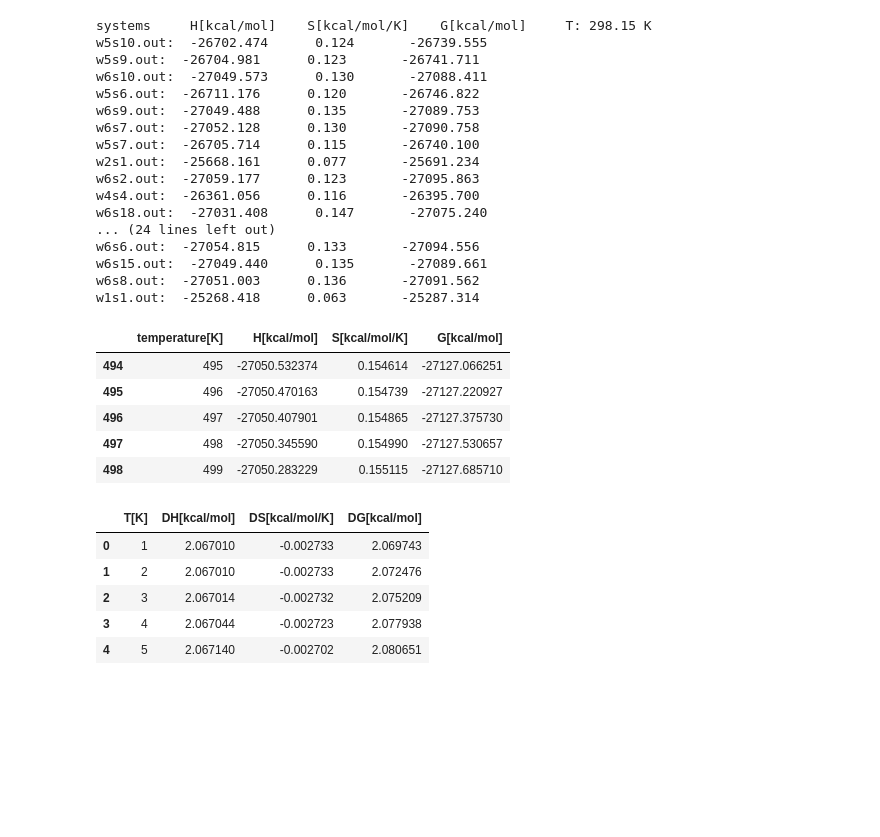
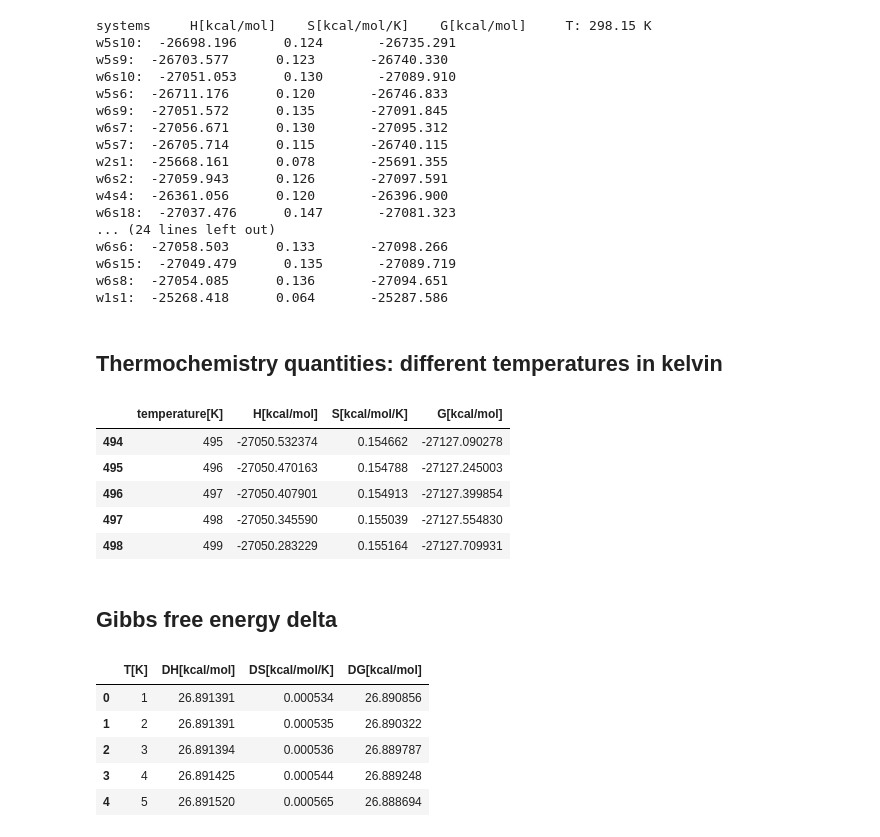
Before and after one commit to AndyDanian/ThermoChemistry, a Jupyter notebook: jupyter/thermo_hgw.ipynb, the cells around one changed output. Drawn from its saved outputs; the diff is of its cells as text; code cells hidden in the pictures; blank space fills up the shorter version.

Commit message:
add calculation with g16 information and stem instead name

```diff
--- a/jupyter/thermo_hgw.ipynb
+++ b/jupyter/thermo_hgw.ipynb
@@ -114,20 +206,28 @@ translation = {}
 vibration = {}
 rotation = {}
 electronic = {}
+translation_g16 = {}
+vibration_g16 = {}
+rotation_g16 = {}
+electronic_g16 = {}
 for count, file_adf in enumerate(list_file_adf):
-    name_file = Path(file_adf).name
+    name_file = Path(file_adf).stem
 
     '''Translational'''
     translation[name_file] = trans.FreeTrans(n_degrees=3, atoms=geoms_systems[name_file])
+    translation_g16[name_file] = trans.FreeTrans(n_degrees=3, atoms=geoms_systems_g16[name_file])
 
     '''Vibrational'''
     vibration[name_file] = vib.HarmonicVib(vib_wavenumbers=freqs_systems[name_file]) #cm^-1
+    vibration_g16[name_file] = vib.HarmonicVib(vib_wavenumbers=freqs_systems_g16[name_file]) #cm^-1
 
     '''Rotational'''
     rotation[name_file] = rot.RigidRotor(symmetrynumber=1, atoms=geoms_systems[name_file]) #simmetry point C1
+    rotation_g16[name_file] = rot.RigidRotor(symmetrynumber=1, atoms=geoms_systems_g16[name_file]) #simmetry point C1
 
     '''Electronic'''
     electronic[name_file] = elec.GroundStateElec(potentialenergy=float(energies_systems[name_file]), spin=0) #Ev
+    electronic_g16[name_file] = elec.GroundStateElec(potentialenergy=float(energies_systems_g16[name_file]), spin=0) #Ev
 
 if not translation:
     raise ValueError("The translational part of the systems does not exist.")
@@ -140,10 +242,9 @@ if not electronic:
 # %%
 statmech = {}
 for file_adf in list_file_adf:
-    name_file = Path(file_adf).name
-    name = Path(file_adf).with_suffix('').name
+    name_file = Path(file_adf).stem
     '''StatMech Initialization'''
-    statmech[name_file] = StatMech(name=name,
+    statmech[name_file] = StatMech(name=name_file,
                             trans_model=translation[name_file],
                             vib_model=vibration[name_file],
                             rot_model=rotation[name_file],
@@ -154,36 +257,38 @@ if not statmech:
 # %%
 print('systems     H[kcal/mol]    S[kcal/mol/K]    G[kcal/mol]     T: 298.15 K')
 for file_adf in list_file_adf:
-    name_file = Path(file_adf).name
+    name_file = Path(file_adf).stem
     H_statmech = statmech[name_file].get_H(T=298.15, units='kcal/mol')
     S_statmech = statmech[name_file].get_S(T=298.15, units='kcal/mol/K')
     G_statmech = statmech[name_file].get_G(T=298.15, units='kcal/mol')
     print(f"{name_file}:  {H_statmech:.3f}      {S_statmech:.3f}       {G_statmech:.3f}")
 # %% [output]
 systems     H[kcal/mol]    S[kcal/mol/K]    G[kcal/mol]     T: 298.15 K
-w5s10.out:  -26702.474      0.124       -26739.555
-w5s9.out:  -26704.981      0.123       -26741.711
-w6s10.out:  -27049.573      0.130       -27088.411
-w5s6.out:  -26711.176      0.120       -26746.822
-w6s9.out:  -27049.488      0.135       -27089.753
-w6s7.out:  -27052.128      0.130       -27090.758
-w5s7.out:  -26705.714      0.115       -26740.100
-w2s1.out:  -25668.161      0.077       -25691.234
-w6s2.out:  -27059.177      0.123       -27095.863
-w4s4.out:  -26361.056      0.116       -26395.700
-w6s18.out:  -27031.408      0.147       -27075.240
+w5s10:  -26698.196      0.124       -26735.291
+w5s9:  -26703.577      0.123       -26740.330
+w6s10:  -27051.053      0.130       -27089.910
+w5s6:  -26711.176      0.120       -26746.833
+w6s9:  -27051.572      0.135       -27091.845
+w6s7:  -27056.671      0.130       -27095.312
+w5s7:  -26705.714      0.115       -26740.115
+w2s1:  -25668.161      0.078       -25691.355
+w6s2:  -27059.943      0.126       -27097.591
+w4s4:  -26361.056      0.120       -26396.900
+w6s18:  -27037.476      0.147       -27081.323
 ... (24 lines left out)
-w6s6.out:  -27054.815      0.133       -27094.556
-w6s15.out:  -27049.440      0.135       -27089.661
-w6s8.out:  -27051.003      0.136       -27091.562
-w1s1.out:  -25268.418      0.063       -25287.314
+w6s6:  -27058.503      0.133       -27098.266
+w6s15:  -27049.479      0.135       -27089.719
+w6s8:  -27054.085      0.136       -27094.651
+w1s1:  -25268.418      0.064       -25287.586
+# %% [markdown]
+## Thermochemistry quantities: different temperatures in kelvin
 # %%
 # df_results = pd.DataFrame(columns=['system', "H[kcal/mol]", "S[kcal/mol/K]", "G[kcal/mol]"])
 absolute_thermochemical_results = {}
 
 for file_adf in list_file_adf:
 
-    name_file = Path(file_adf).name
+    name_file = Path(file_adf).stem
 
     absolute_thermochemical_results[name_file] = {}
 
@@ -210,35 +315,37 @@ for file_adf in list_file_adf:
 if not absolute_thermochemical_results:
     raise ValueError("The absolute thermochemical values of the systems does not exist.")
 # %%
-absolute_thermochemical_results['w6s1.out'].tail()
+absolute_thermochemical_results['w6s1'].tail()
 # %% [output]
 |  | temperature[K] | H[kcal/mol] | S[kcal/mol/K] | G[kcal/mol] |
-| 494 | 495 | -27050.532374 | 0.154614 | -27127.066251 |
-| 495 | 496 | -27050.470163 | 0.154739 | -27127.220927 |
-| 496 | 497 | -27050.407901 | 0.154865 | -27127.375730 |
-| 497 | 498 | -27050.345590 | 0.154990 | -27127.530657 |
-| 498 | 499 | -27050.283229 | 0.155115 | -27127.685710 |
+| 494 | 495 | -27050.532374 | 0.154662 | -27127.090278 |
+| 495 | 496 | -27050.470163 | 0.154788 | -27127.245003 |
+| 496 | 497 | -27050.407901 | 0.154913 | -27127.399854 |
+| 497 | 498 | -27050.345590 | 0.155039 | -27127.554830 |
+| 498 | 499 | -27050.283229 | 0.155164 | -27127.709931 |
+# %% [markdown]
+## Gibbs free energy delta
 # %%
-thermochemical_results = absolute_thermochemical_results['w6s20.out'] - absolute_thermochemical_results['w6s1.out']
+thermochemical_results = absolute_thermochemical_results['w6s20'] - absolute_thermochemical_results['w6s1']
 
-thermochemical_results['temperature[K]'] = absolute_thermochemical_results['w6s1.out']['temperature[K]']
+thermochemical_results['temperature[K]'] = absolute_thermochemical_results['w6s1']['temperature[K]']
 
 thermochemical_results.rename(
     columns={
         'temperature[K]': 'T[K]',
         "H[kcal/mol]": "DH[kcal/mol]",
         "S[kcal/mol/K]": "DS[kcal/mol/K]",
         "G[kcal/mol]": "DG[kcal/mol]",
         },
     inplace=True,
     errors='raise',
     )
 
 thermochemical_results.head()
 # %% [output]
 |  | T[K] | DH[kcal/mol] | DS[kcal/mol/K] | DG[kcal/mol] |
-| 0 | 1 | 2.067010 | -0.002733 | 2.069743 |
-| 1 | 2 | 2.067010 | -0.002733 | 2.072476 |
-| 2 | 3 | 2.067014 | -0.002732 | 2.075209 |
-| 3 | 4 | 2.067044 | -0.002723 | 2.077938 |
-| 4 | 5 | 2.067140 | -0.002702 | 2.080651 |
+| 0 | 1 | 26.891391 | 0.000534 | 26.890856 |
+| 1 | 2 | 26.891391 | 0.000535 | 26.890322 |
+| 2 | 3 | 26.891394 | 0.000536 | 26.889787 |
+| 3 | 4 | 26.891425 | 0.000544 | 26.889248 |
+| 4 | 5 | 26.891520 | 0.000565 | 26.888694 |
```
Also changed, not shown: parts of 19 cells of this notebook, 1 other file.
